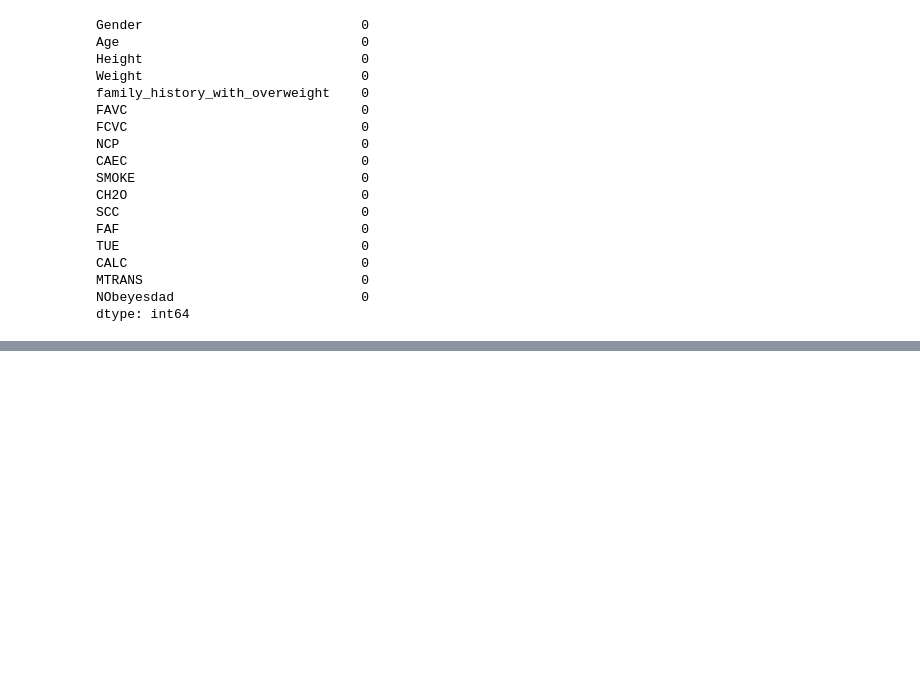
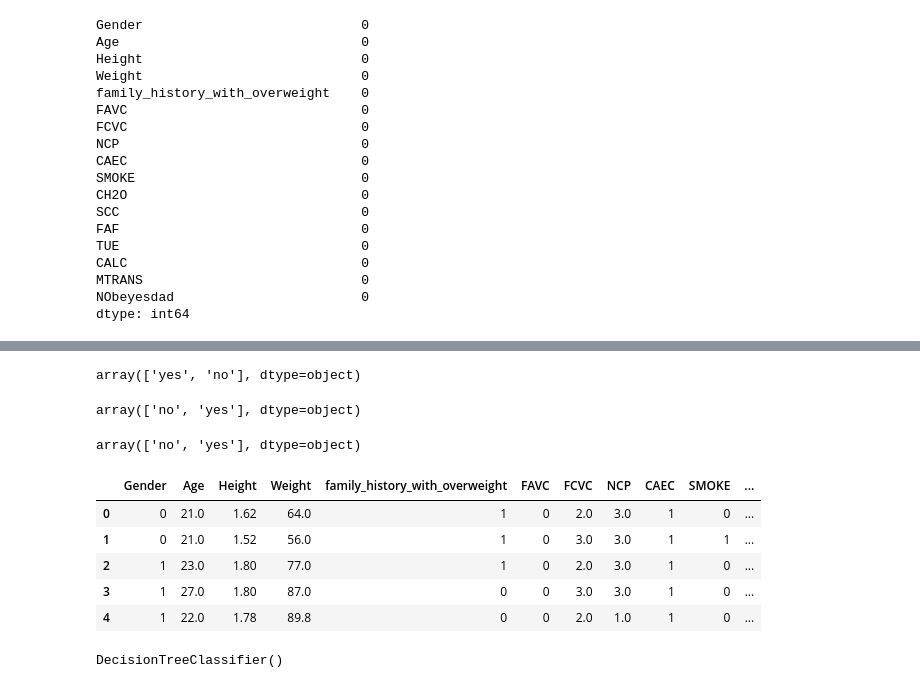
Before and after one commit to AKISHPOTHURI/DataScienceAssignment, a Jupyter notebook: machine_learning.ipynb, the cells around one changed output, grey strips where cells are left out. Saved outputs shown, nothing was run; the diff lists cells and outputs as text; code cells hidden in the pictures; blank space fills up the shorter version.

```diff
--- a/machine_learning.ipynb
+++ b/machine_learning.ipynb
@@ -179,0 +206,42 @@ moveZeroes(nums)
+# %%
+Obesity['family_history_with_overweight'].unique()
+# %% [output]
+array(['yes', 'no'], dtype=object)
+# %%
+Obesity['FAVC'].unique()
+# %% [output]
+array(['no', 'yes'], dtype=object)
+# %%
+Obesity['SCC'].unique()
+# %% [output]
+array(['no', 'yes'], dtype=object)
+# %%
+CAEC = {'Sometimes':1, 'Frequently':2, 'Always':3, 'no':4}
+SMOKE = {'no':0, 'yes':1}
+CALC = {'Sometimes':1, 'Frequently':2, 'Always':3, 'no':4}
+MTRANS = {'Public_Transportation':1, 'Walking':2, 'Automobile':3, 'Motorbike':4,'Bike':5}
+NObeyesdad = {'Normal_Weight':1, 'Overweight_Level_I':2, 'Overweight_Level_II':3,'Obesity_Type_I':4, 'Insufficient_Weight':5, 'Obesity_Type_II':6,
+       'Obesity_Type_III':7}
+Gender = {'Female':0, 'Male':1}
+family_history_with_overweight = {'yes':1, 'no':0}
+FAVC = {'no':0, 'yes':1}
+SCC = {'no':0, 'yes':1}
+# %%
+Obesity['CAEC'] = Obesity['CAEC'].replace(CAEC)
+Obesity['SMOKE'] = Obesity['SMOKE'].replace(SMOKE)
+Obesity['CALC'] = Obesity['CALC'].replace(CALC)
+Obesity['MTRANS'] = Obesity['MTRANS'].replace(MTRANS)
+Obesity['NObeyesdad'] = Obesity['NObeyesdad'].replace(NObeyesdad)
+Obesity['Gender'] = Obesity['Gender'].replace(Gender)
+Obesity['family_history_with_overweight'] = Obesity['family_history_with_overweight'].replace(family_history_with_overweight)
+Obesity['FAVC'] = Obesity['FAVC'].replace(FAVC)
+Obesity['SCC'] = Obesity['SCC'].replace(SCC)
+# %%
+Obesity.head()
+# %% [output]
+|  | Gender | Age | Height | Weight | family_history_with_overweight | FAVC | FCVC | NCP | CAEC | SMOKE | ... |
+| 0 | 0 | 21.0 | 1.62 | 64.0 | 1 | 0 | 2.0 | 3.0 | 1 | 0 | ... |
+| 1 | 0 | 21.0 | 1.52 | 56.0 | 1 | 0 | 3.0 | 3.0 | 1 | 1 | ... |
+| 2 | 1 | 23.0 | 1.80 | 77.0 | 1 | 0 | 2.0 | 3.0 | 1 | 0 | ... |
+| 3 | 1 | 27.0 | 1.80 | 87.0 | 0 | 0 | 3.0 | 3.0 | 1 | 0 | ... |
+| 4 | 1 | 22.0 | 1.78 | 89.8 | 0 | 0 | 2.0 | 1.0 | 1 | 0 | ... |
@@ -179,0 +257,4 @@ moveZeroes(nums)
+# %%
+model.fit(X_train,y_train)
+# %% [output]
+DecisionTreeClassifier()
```
Also changed, not shown: parts of 29 cells of this notebook, 3 other files.
